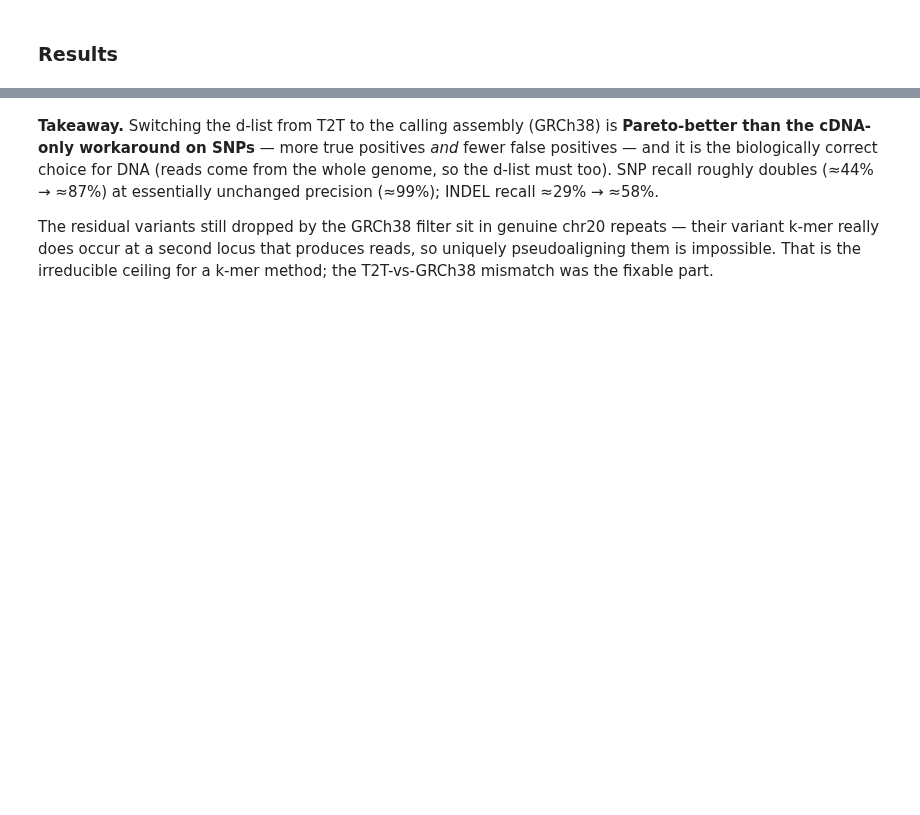
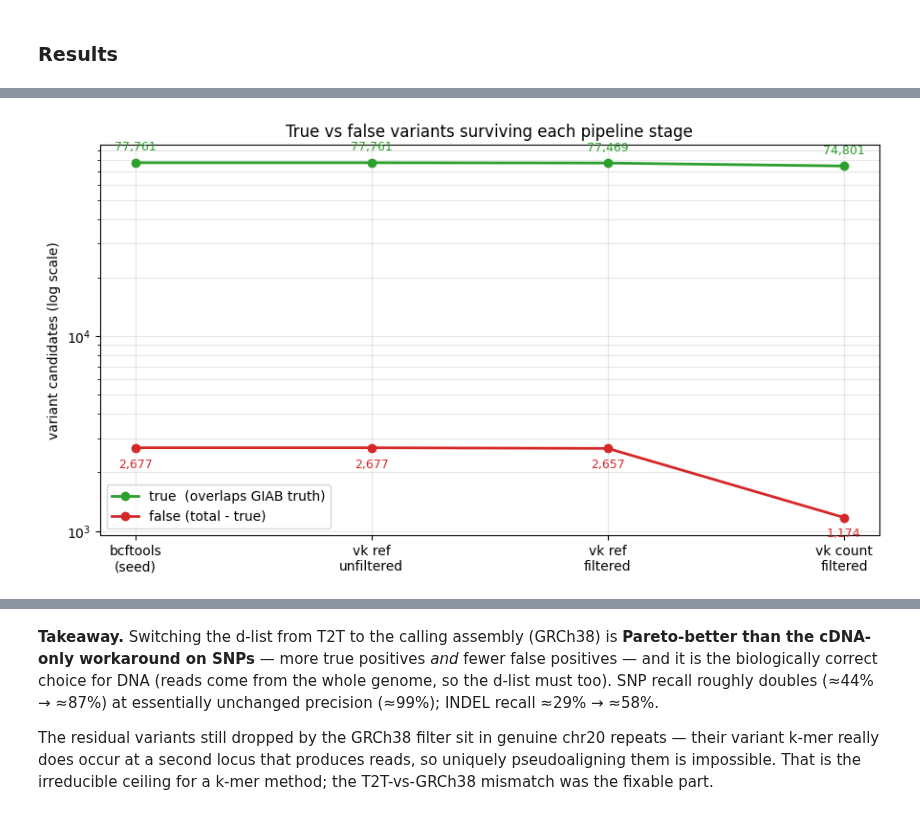
Before and after one commit to pachterlab/varseek-examples, a Jupyter notebook: vk_denovo_na12878.ipynb, the cells around one changed output, grey strips where cells are left out. Drawn from its saved outputs; the diff is of its cells as text; code cells hidden in the pictures; blank space fills up the shorter version.

```diff
--- a/vk_denovo_na12878.ipynb
+++ b/vk_denovo_na12878.ipynb
@@ -858,0 +577,99 @@ print("Saved", cmp_png)
+# %%
+# =========================================================================
+# True vs false variants surviving each pipeline stage:
+#   bcftools seed  ->  vk ref unfiltered  ->  vk ref filtered  ->  vk count filtered
+# Self-contained: a variant is "true" if it overlaps a GIAB confident truth
+# variant (SNP matched by exact POS+REF+ALT; indel by a +/-3 bp position window,
+# since HGVS and VCF anchor indels differently). false = total - true.
+# =========================================================================
+from bisect import bisect_left, bisect_right
+
+# --- GIAB truth sets, restricted to the confident BED + PASS (chr20) ---
+_bed = sorted(tuple(int(x) for x in l.split()[1:3]) for l in open(confident_bed))
+_bed_starts = [b[0] for b in _bed]
+def _in_bed(pos):                      # pos is 1-based; BED is 0-based half-open
+    j = bisect_right(_bed_starts, pos - 1) - 1
+    return j >= 0 and _bed[j][0] <= pos - 1 < _bed[j][1]
+
+truth_snp, _truth_indel = set(), []
+with gzip.open(truth_vcf, "rt") as fh:
+    for ln in fh:
+        if ln.startswith("#"):
+            continue
+        c, p, _id, ref, alt, _q, filt = ln.split("\t")[:7]
+        if filt not in ("PASS", "."):
+            continue
+        p = int(p)
+        if not _in_bed(p):
+            continue
+        alt = alt.split(",")[0]
+        (truth_snp.add((p, ref, alt)) if len(ref) == 1 == len(alt) else _truth_indel.append(p))
+truth_indel = np.array(sorted(_truth_indel))
+
+# --- HGVS / VCF variant -> (kind, pos, ref, alt) ---
+_snv = re.compile(r"g\.(\d+)([ACGT]+)>([ACGT]+)$")
+_indel = re.compile(r"g\.(\d+)(?:_(\d+))?(?:ins|del|dup)")
+def _classify(v):
+    v = v.rsplit(":", 1)[-1]
+    m = _snv.search(v)
+    if m and len(m.group(2)) == 1 == len(m.group(3)):
+        return ("snp", int(m.group(1)), m.group(2), m.group(3))
+    m = _indel.search(v) or _snv.search(v)      # multi-base sub falls through to indel
+    return ("indel", int(m.group(1)), None, None) if m else None
+
+def _score(variants):
+    tot = true = 0
+    for v in variants:
+        r = _classify(v)
+        if r is None:
+            continue
+        tot += 1
+        if r[0] == "snp":
+            true += (r[1], r[2], r[3]) in truth_snp
+        else:
+            j = bisect_left(truth_indel, r[1] - 3)
+            true += j < len(truth_indel) and truth_indel[j] <= r[1] + 3
+    return tot, true
+
+# --- collect each stage's variant list (variant-level; explode merged VCRS headers) ---
+def _fa_vars(fa):
+    return [v for l in open(fa) if l.startswith(">") for v in l[1:].strip().split(";")]
+
+_seed = pd.read_csv(variants, sep="\t")
+stage_vars = {
+    "bcftools\n(seed)":        (_seed["seq_id"].astype(str) + ":" + _seed["variant"]).tolist(),
+    "vk ref\nunfiltered":      _fa_vars(vcrs_unfiltered_fasta_out),
+    "vk ref\nfiltered":        _fa_vars(os.path.join(vk_ref_out_dir, "vcrs.fa")),
+    "vk count\nfiltered":      [f":g.{p}{ref}>{alt}" if len(ref) == 1 == len(alt) else f":g.{p}_{p}ins"
+                                for ln in open(vk_count_variants_vcf) if not ln.startswith("#")
+                                for _c, p, _i, ref, alt in [ln.split("\t")[:5]]],
+}
+
+steps       = list(stage_vars)
+scored      = [_score(v) for v in stage_vars.values()]
+total_steps = np.array([t for t, _ in scored])
+true_steps  = np.array([tr for _, tr in scored])
+false_steps = total_steps - true_steps
+truth_total = len(truth_snp) + len(truth_indel)
+
+# --- line graph: true vs false surviving each stage (log scale) ---
+fig, ax = plt.subplots(figsize=(9, 5))
+ax.plot(steps, true_steps,  "o-", color="tab:green", lw=2, label="true  (overlaps GIAB truth)")
+ax.plot(steps, false_steps, "o-", color="tab:red",   lw=2, label="false (total - true)")
+for x, (t, f) in enumerate(zip(true_steps, false_steps)):
+    ax.annotate(f"{t:,}", (x, t), textcoords="offset points", xytext=(0, 9),  ha="center", color="tab:green", fontsize=9)
+    ax.annotate(f"{f:,}", (x, f), textcoords="offset points", xytext=(0, -15), ha="center", color="tab:red",   fontsize=9)
+ax.set_yscale("log")
+ax.set_ylabel("variant candidates (log scale)")
+ax.set_title("True vs false variants surviving each pipeline stage")
+ax.legend(); ax.grid(alpha=0.3, which="both")
+plt.tight_layout(); plt.show()
+
+print(f"GIAB confident truth (chr20): {truth_total:,} variants "
+      f"({len(truth_snp):,} SNP + {len(truth_indel):,} INDEL)\n")
+print(f"{'stage':22s}{'total':>9s}{'true':>9s}{'false':>8s}{'precision':>11s}{'recall':>9s}")
+for s, tot, tr, fa in zip(steps, total_steps, true_steps, false_steps):
+    print(f"  {s.replace(chr(10),' '):20s}{tot:9,}{tr:9,}{fa:8,}"
+          f"{tr/tot:10.1%}{tr/truth_total:9.1%}")
+# %% [output]
+[figure, added]
```
Also changed, not shown: parts of 38 cells of this notebook, 3 other files.
